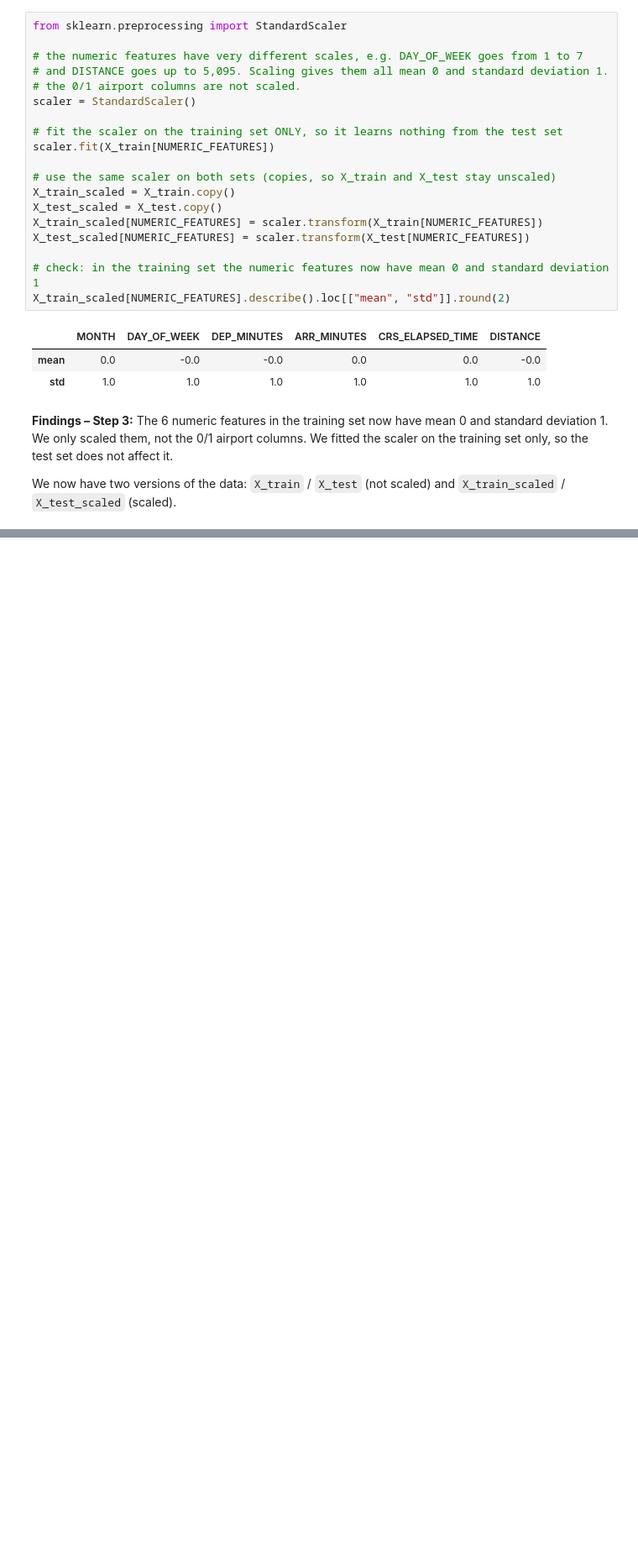
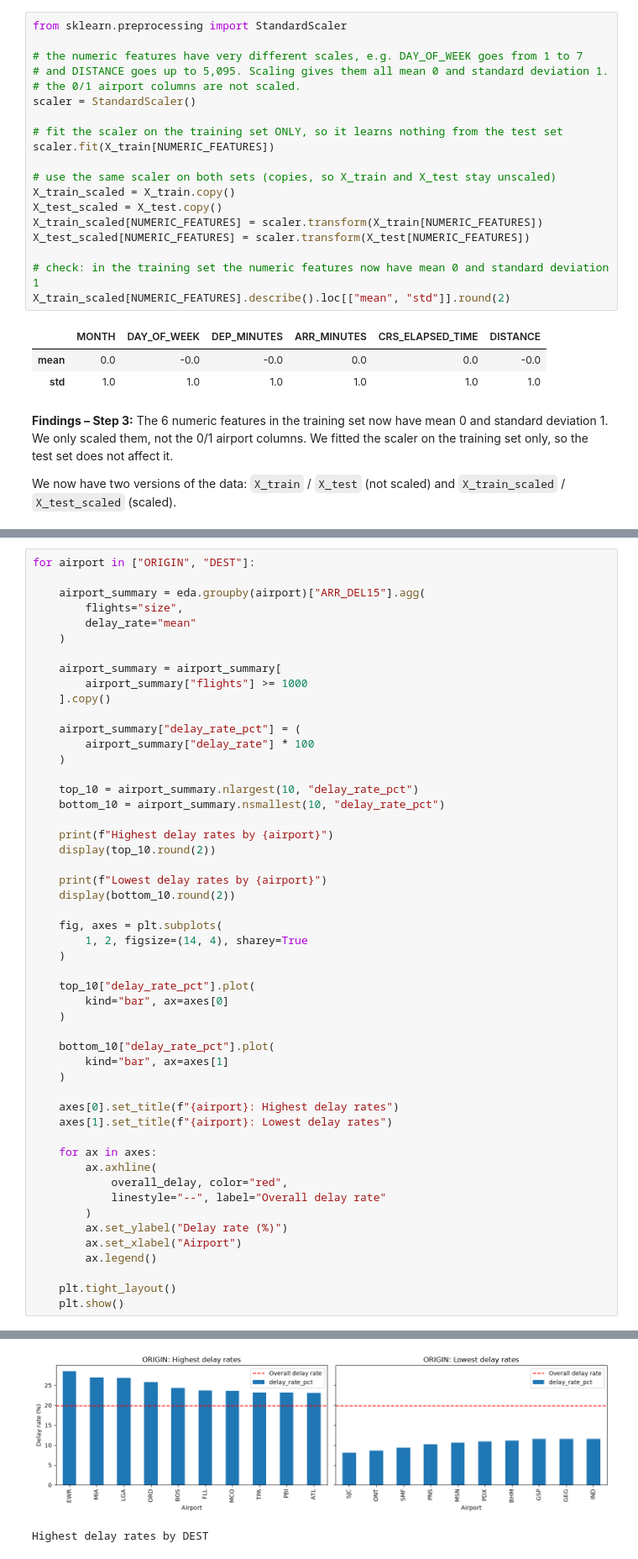
Before and after one commit to Malou100701/MachineLearning2026, a Jupyter notebook: flight_delay_analysis_starter.ipynb, the cells around one changed output, grey strips where cells are left out. Shown at 84% size. Saved outputs shown, nothing was run; the diff lists cells and outputs as text; blank space fills up the shorter version.

```diff
--- a/flight_delay_analysis_starter.ipynb
+++ b/flight_delay_analysis_starter.ipynb
@@ -606,0 +858,52 @@ We now have two versions of the data: `X_train` / `X_test` (not scaled) and `X_t
+# %%
+for airport in ["ORIGIN", "DEST"]:
+
+    airport_summary = eda.groupby(airport)["ARR_DEL15"].agg(
+        flights="size",
+        delay_rate="mean"
+    )
+
+    airport_summary = airport_summary[
+        airport_summary["flights"] >= 1000
+    ].copy()
+
+    airport_summary["delay_rate_pct"] = (
+        airport_summary["delay_rate"] * 100
+    )
+
+    top_10 = airport_summary.nlargest(10, "delay_rate_pct")
+    bottom_10 = airport_summary.nsmallest(10, "delay_rate_pct")
+
+    print(f"Highest delay rates by {airport}")
+    display(top_10.round(2))
+
+    print(f"Lowest delay rates by {airport}")
+    display(bottom_10.round(2))
+
+    fig, axes = plt.subplots(
+        1, 2, figsize=(14, 4), sharey=True
+    )
+
+    top_10["delay_rate_pct"].plot(
+        kind="bar", ax=axes[0]
+    )
+
+    bottom_10["delay_rate_pct"].plot(
+        kind="bar", ax=axes[1]
+    )
+
+    axes[0].set_title(f"{airport}: Highest delay rates")
+    axes[1].set_title(f"{airport}: Lowest delay rates")
+
+    for ax in axes:
+        ax.axhline(
+            overall_delay, color="red",
+            linestyle="--", label="Overall delay rate"
+        )
+        ax.set_ylabel("Delay rate (%)")
+        ax.set_xlabel("Airport")
+        ax.legend()
+
+    plt.tight_layout()
+    plt.show()
+# %% [output]
@@ -606,0 +936,2 @@ We now have two versions of the data: `X_train` / `X_test` (not scaled) and `X_t
+[figure, added]
+Highest delay rates by DEST
```
Also changed, not shown: parts of 22 cells of this notebook.
